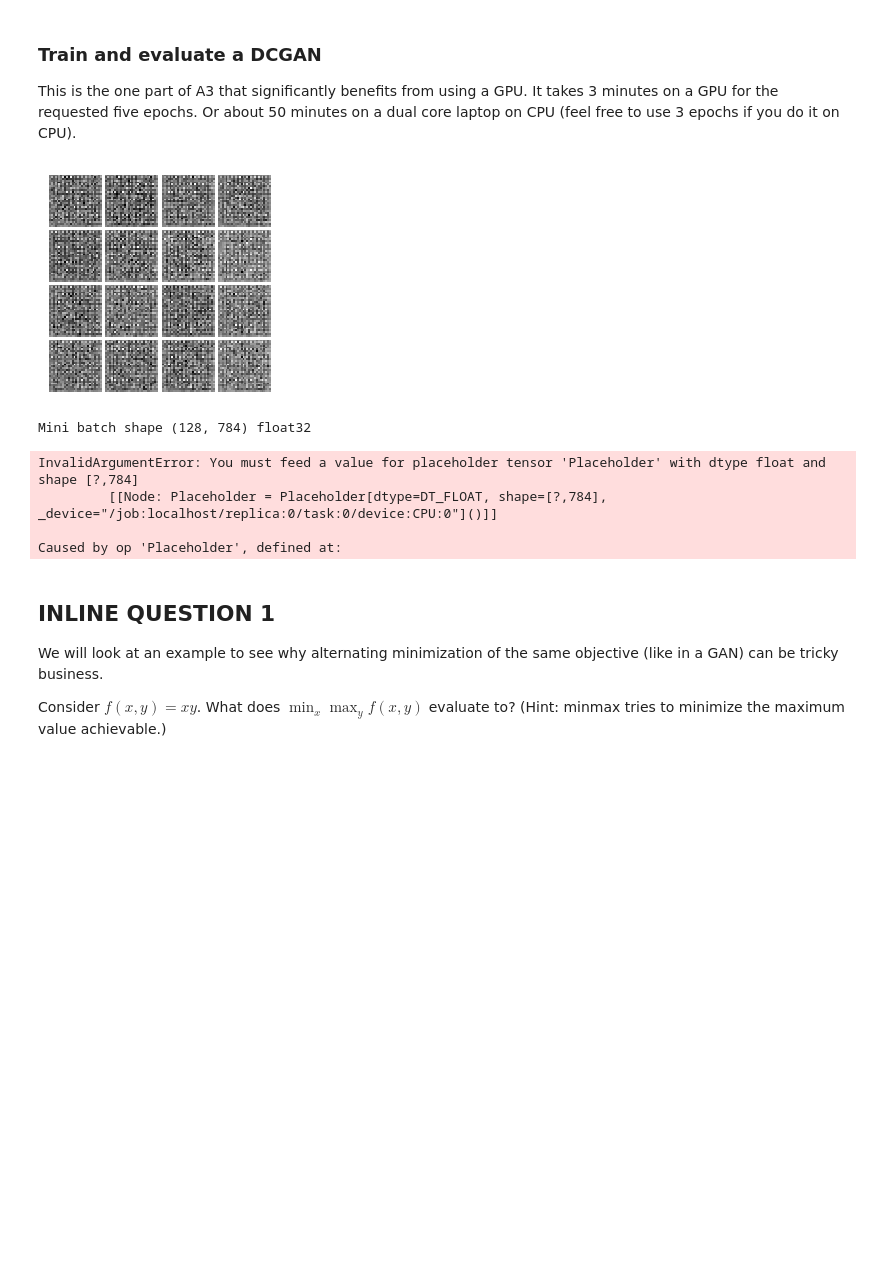
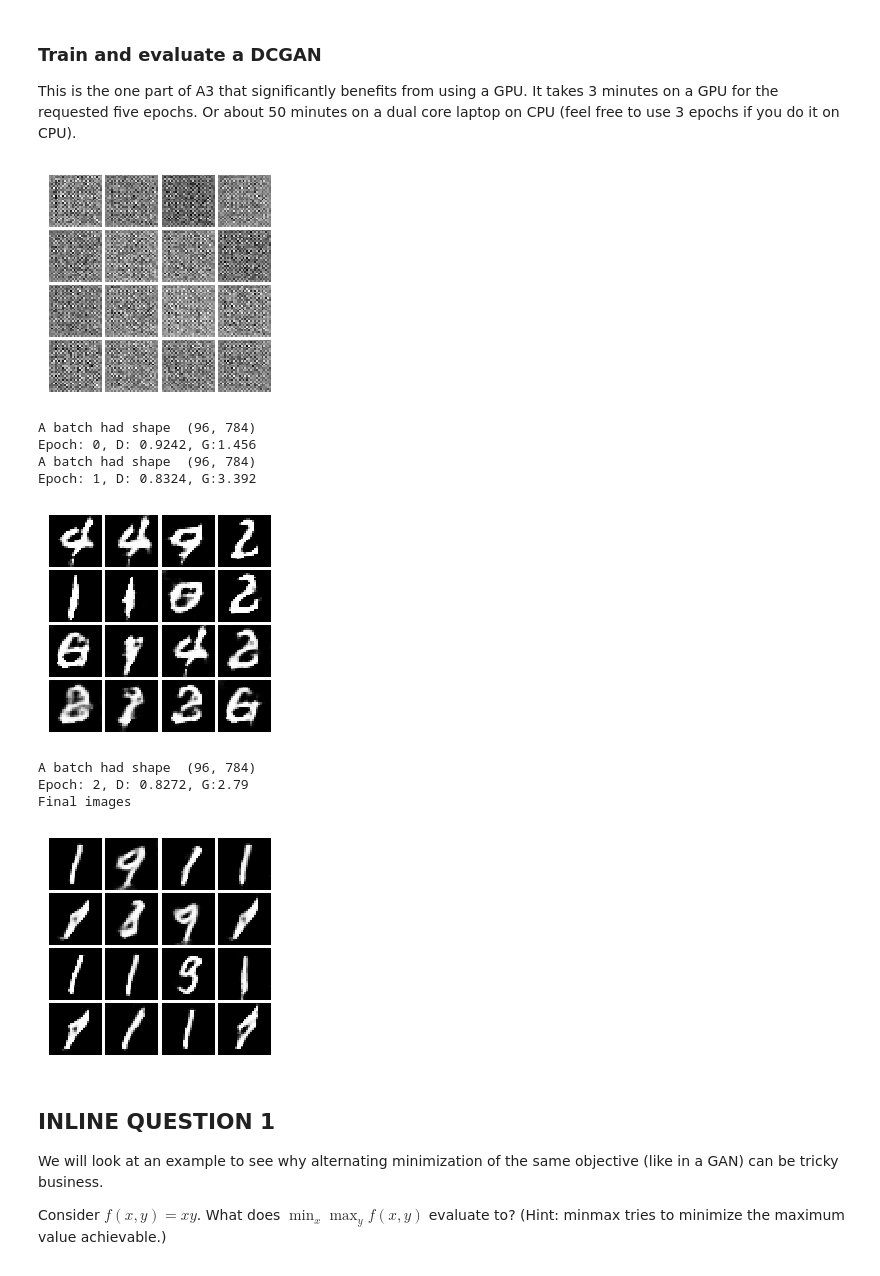
Before and after one commit to DanielLongo/cs231n, a Jupyter notebook: GANs-TensorFlow.ipynb, the cells around one changed output. Cells and saved outputs as stored; diff of their text form; code cells hidden in the pictures; blank space fills up the shorter version.

```diff
--- a/GANs-TensorFlow.ipynb
+++ b/GANs-TensorFlow.ipynb
@@ -438,9 +438,13 @@ def run_a_gan(sess, G_train_step, G_loss, D_train_step, D_loss, G_extra_step, D_
             print()
         for (minibatch, minbatch_y) in mnist:
             # run a batch of data through the network
-            print("Mini batch shape", minibatch.shape, minibatch.dtype)
+#             print("Mini batch shape", minibatch.shape, minibatch.dtype)
+            if minibatch.shape[0] != 128:
+                print('A batch had shape ', minibatch.shape)
+                continue
             _, D_loss_curr = sess.run([D_train_step, D_loss], feed_dict={x: minibatch})
-            _, G_loss_curr = sess.run([G_train_step, G_loss])
+#             print(type(G_train_step), type(G_loss))
+            _, G_loss_curr = sess.run([G_train_step, G_loss], feed_dict={x: minibatch})
 
         # print loss every so often.
         # We want to make sure D_loss doesn't go to 0
@@ -484,8 +511,8 @@ def lsgan_loss(scores_real, scores_fake):
     """
     real_labels = tf.ones_like(scores_real)
     # TODO: compute D_loss and G_loss
-    D_loss = tf.reduce_mean((scores_real - real_labels) ** 2) * .5 + tf.reduce_mean(scores_fake ** 2) *.5
-    G_loss = tf.reduce_mean((scores_fake - real_labels) ** 2) * .5
+    D_loss = (tf.reduce_mean(tf.square(scores_real - real_labels)) + tf.reduce_mean(tf.square(scores_fake))) * .5
+    G_loss = tf.reduce_mean(tf.square(scores_fake - real_labels)) * .5
     return D_loss, G_loss
 # %% [markdown]
 Test your LSGAN loss. You should see errors less than 1e-7.
@@ -653,14 +686,18 @@ This is the one part of A3 that significantly benefits from using a GPU. It take
 # %%
 with get_session() as sess:
     sess.run(tf.global_variables_initializer())
-    run_a_gan(sess,G_train_step,G_loss,D_train_step,D_loss,G_extra_step,D_extra_step,num_epoch=5)
+    run_a_gan(sess,G_train_step,G_loss,D_train_step,D_loss,G_extra_step,D_extra_step,num_epoch=3)
 # %% [output]
-[figure, old version]
+[figure, new version]
-Mini batch shape (128, 784) float32
+A batch had shape  (96, 784)
+Epoch: 0, D: 0.9242, G:1.456
+A batch had shape  (96, 784)
+Epoch: 1, D: 0.8324, G:3.392
+[figure, added]
-InvalidArgumentError: You must feed a value for placeholder tensor 'Placeholder' with dtype float and shape [?,784]
-         [[Node: Placeholder = Placeholder[dtype=DT_FLOAT, shape=[?,784], _device="/job:localhost/replica:0/task:0/device:CPU:0"]()]]
-
-Caused by op 'Placeholder', defined at:
+A batch had shape  (96, 784)
+Epoch: 2, D: 0.8272, G:2.79
+Final images
+[figure, added]
 # %% [markdown]
 ## INLINE QUESTION 1
 
```
Also changed, not shown: parts of 4 cells of this notebook.
